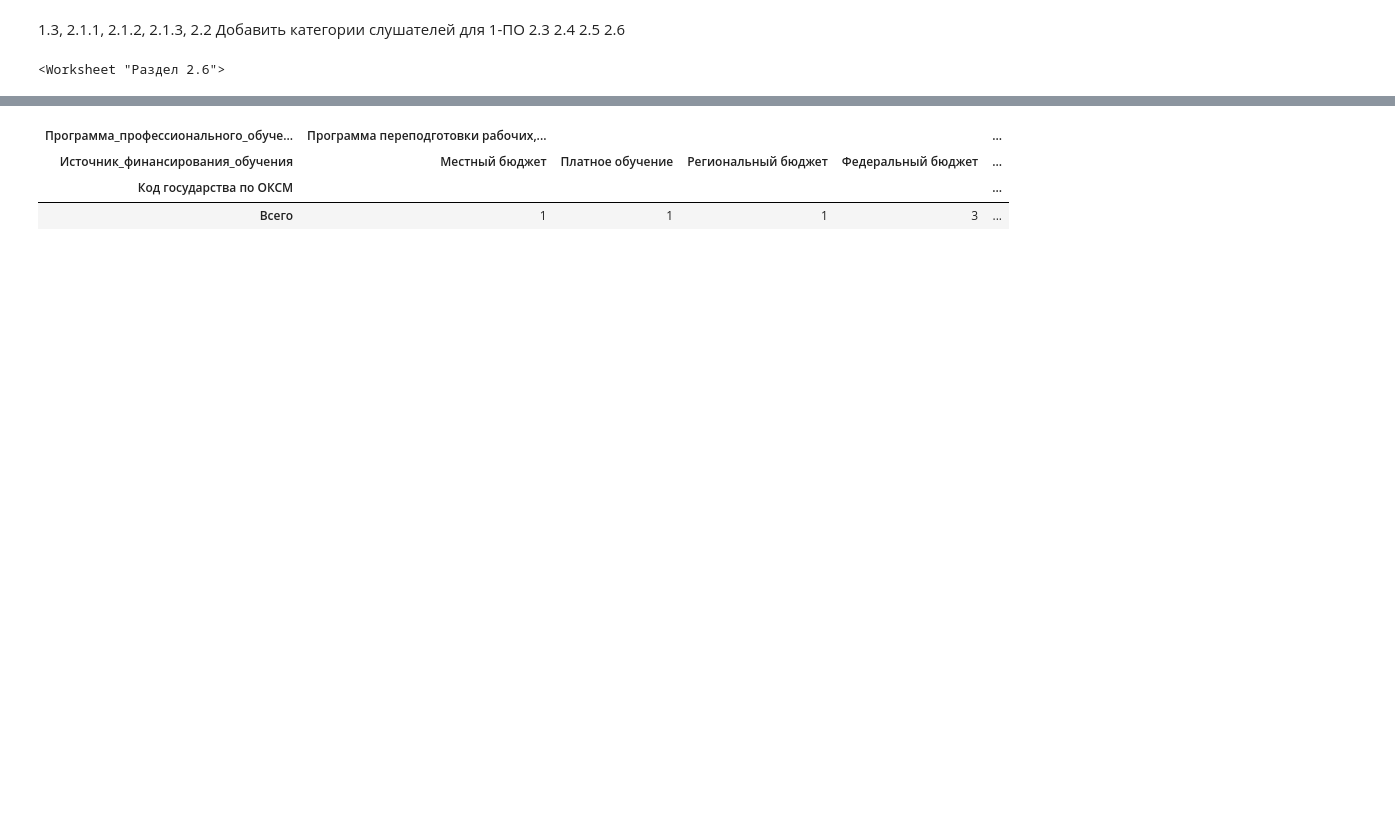
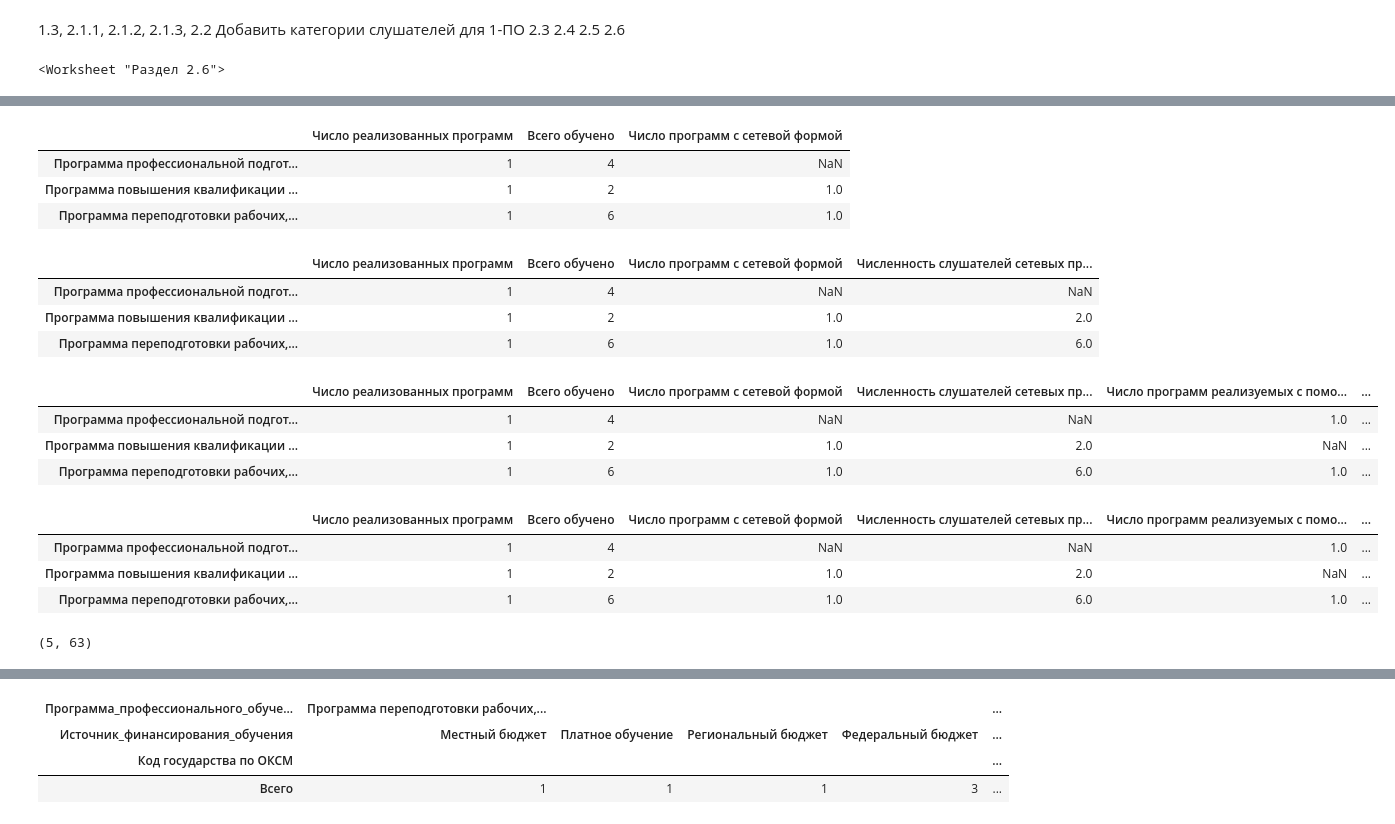
Before and after one commit to t0r1n88/Lindy, a Jupyter notebook: report_1PO.ipynb, the cells around one changed output, grey strips where cells are left out. Drawn from its saved outputs; the diff is of its cells as text; code cells hidden in the pictures; blank space fills up the shorter version.

```diff
--- a/report_1PO.ipynb
+++ b/report_1PO.ipynb
@@ -37,0 +93,36 @@ wb.create_sheet(title='Раздел 2.6',index=2)
+# %%
+df_po_1_3
+# %% [output]
+|  | Число реализованных программ | Всего обучено | Число программ с сетевой формой |
+| Программа профессиональной подгот... | 1 | 4 | NaN |
+| Программа повышения квалификации ... | 1 | 2 | 1.0 |
+| Программа переподготовки рабочих,... | 1 | 6 | 1.0 |
+# %%
+# Считаем число слушателей на сетевых программах
+df_po_1_3['Численность слушателей сетевых программ']=df_po_1_3_network_base.groupby('Программа_профессионального_обучения_направление_подготовки').agg({'for_counting':'sum'})
+# %%
+df_po_1_3
+# %% [output]
+|  | Число реализованных программ | Всего обучено | Число программ с сетевой формой | Численность слушателей сетевых пр... |
+| Программа профессиональной подгот... | 1 | 4 | NaN | NaN |
+| Программа повышения квалификации ... | 1 | 2 | 1.0 | 2.0 |
+| Программа переподготовки рабочих,... | 1 | 6 | 1.0 | 6.0 |
+# %%
+#Считаем электронное обучение
+df_po_1_3_distant_ao = df_po_1_3_base[(df_po_1_3_base['Использование_ЭО'] != 'Без применения ЭО')]
+# %%
+po_group_quantity_distant_ao = df_po_1_3_distant_ao.groupby('Наименование_программы_профессионального_обучения').agg({'Программа_профессионального_обучения_направление_подготовки':lambda x:';'.join(x)})
+
+# Применяем к полученной серии функцию разделения по запятой.
+po_group_quantity_distant_ao['Программа_профессионального_обучения_направление_подготовки']=po_group_quantity_distant_ao['Программа_профессионального_обучения_направление_подготовки'].apply(lambda x: x.split(';')[0])
+df_po_1_3['Число программ реализуемых с помощью ЭО'] = po_group_quantity_distant_ao['Программа_профессионального_обучения_направление_подготовки'].value_counts().to_frame()
+# %%
+#Считаем количество слушателей
+df_po_1_3['Численность слушателей обученных с применением ЭО'] = df_po_1_3_distant_ao.groupby('Программа_профессионального_обучения_направление_подготовки').agg({'for_counting':'sum'})
+# %%
+df_po_1_3
+# %% [output]
+|  | Число реализованных программ | Всего обучено | Число программ с сетевой формой | Численность слушателей сетевых пр... | Число программ реализуемых с помо... | ... |
+| Программа профессиональной подгот... | 1 | 4 | NaN | NaN | 1.0 | ... |
+| Программа повышения квалификации ... | 1 | 2 | 1.0 | 2.0 | NaN | ... |
+| Программа переподготовки рабочих,... | 1 | 6 | 1.0 | 6.0 | 1.0 | ... |
@@ -37,0 +134,7 @@ wb.create_sheet(title='Раздел 2.6',index=2)
+# %%
+df_po_1_3
+# %% [output]
+|  | Число реализованных программ | Всего обучено | Число программ с сетевой формой | Численность слушателей сетевых пр... | Число программ реализуемых с помо... | ... |
+| Программа профессиональной подгот... | 1 | 4 | NaN | NaN | 1.0 | ... |
+| Программа повышения квалификации ... | 1 | 2 | 1.0 | 2.0 | NaN | ... |
+| Программа переподготовки рабочих,... | 1 | 6 | 1.0 | 6.0 | 1.0 | ... |
@@ -37,0 +155,4 @@ wb.create_sheet(title='Раздел 2.6',index=2)
+# %%
+df_po_1_3_distant_dot_only.shape
+# %% [output]
+(5, 63)
```
Also changed, not shown: parts of 50 cells of this notebook.
